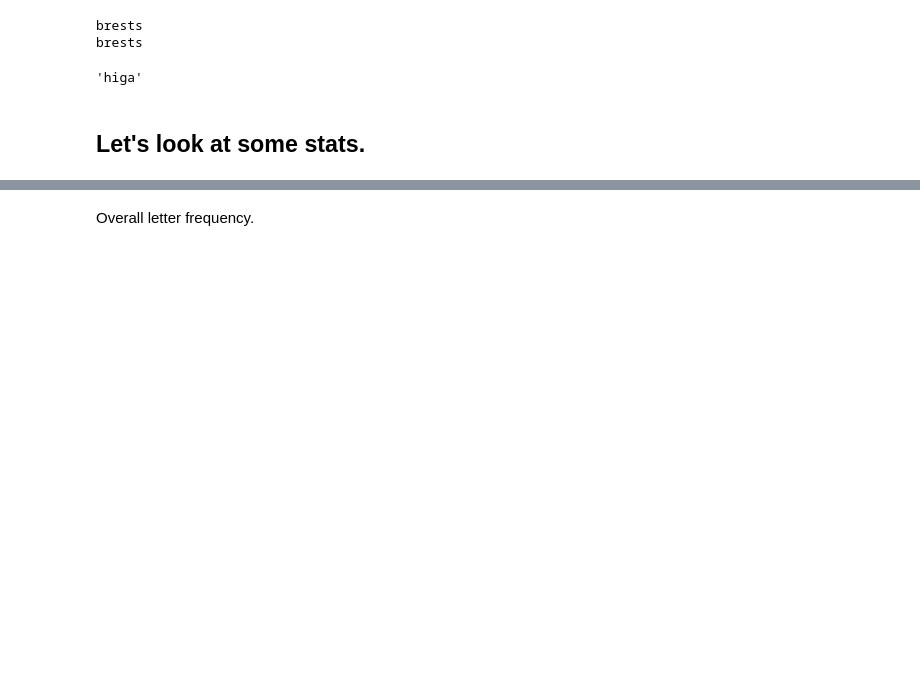
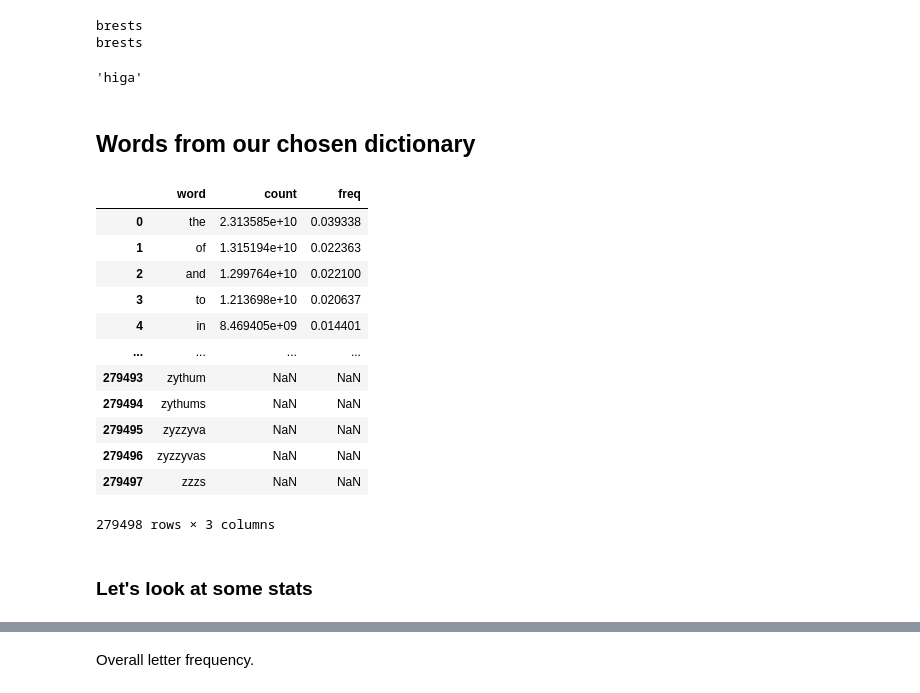
Before and after one commit to ttesileanu/clonle, a Jupyter notebook: notebook/explore_dictionary.ipynb, the cells around one changed output, grey strips where cells are left out. Cells and saved outputs as stored; diff of their text form; code cells hidden in the pictures; blank space fills up the shorter version.

```diff
--- a/notebook/explore_dictionary.ipynb
+++ b/notebook/explore_dictionary.ipynb
@@ -186,3 +189,5 @@ brests
 data["word"].sample(random_state=np.random.default_rng(1)).iloc[0]
 # %% [output]
 'higa'
+# %% [markdown]
+## Words from our chosen dictionary
@@ -189,2 +196,18 @@ data["word"].sample(random_state=np.random.default_rng(1)).iloc[0]
+# %%
+db
+# %% [output]
+|  | word | count | freq |
+| 0 | the | 2.313585e+10 | 0.039338 |
+| 1 | of | 1.315194e+10 | 0.022363 |
+| 2 | and | 1.299764e+10 | 0.022100 |
+| 3 | to | 1.213698e+10 | 0.020637 |
+| 4 | in | 8.469405e+09 | 0.014401 |
+| ... | ... | ... | ... |
+| 279493 | zythum | NaN | NaN |
+| 279494 | zythums | NaN | NaN |
+| 279495 | zyzzyva | NaN | NaN |
+| 279496 | zyzzyvas | NaN | NaN |
+| 279497 | zzzs | NaN | NaN |
+279498 rows × 3 columns
 # %% [markdown]
-## Let's look at some stats.
+### Let's look at some stats
```
Also changed, not shown: parts of 28 cells of this notebook.
